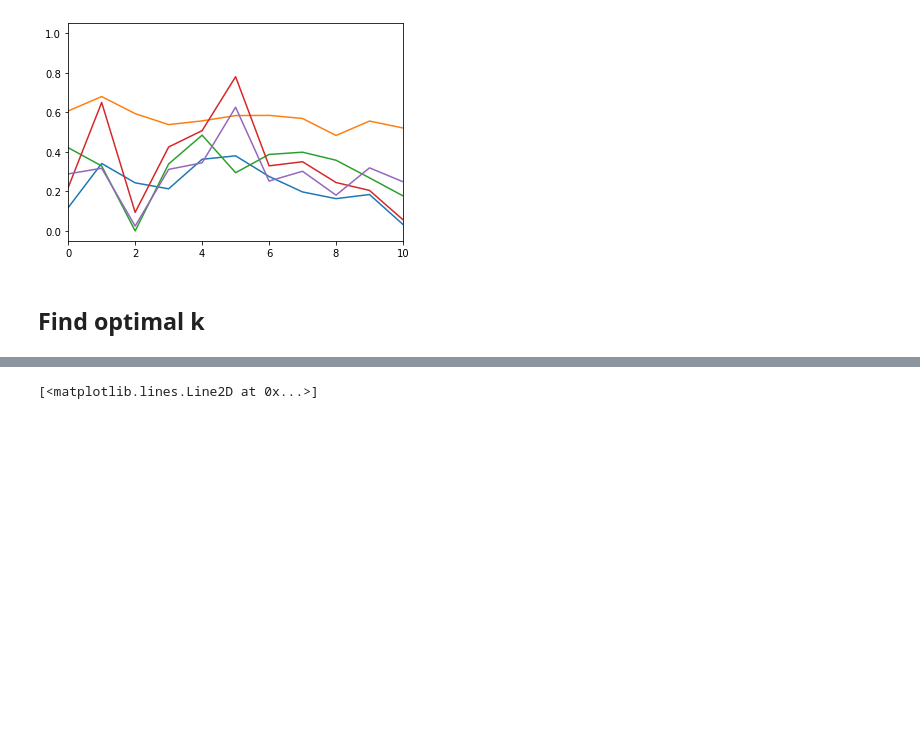
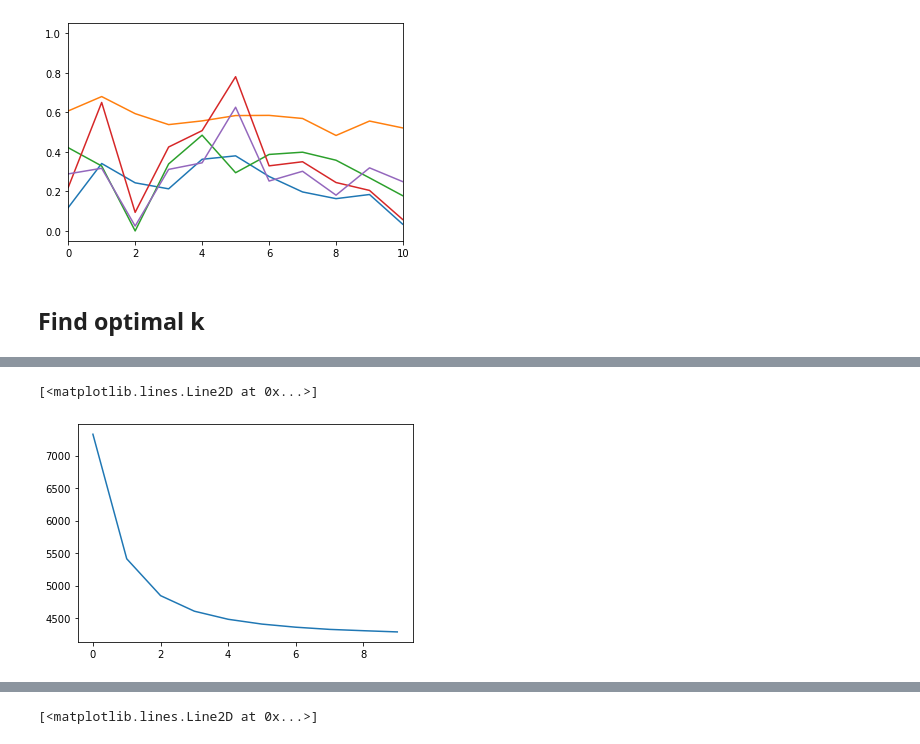
Before and after one commit to Dominic-DallOsto/translational-neuromodelling-mdd, a Jupyter notebook: Dataset Analysis/descriptive_stats.ipynb, the cells around one changed output, grey strips where cells are left out. Saved outputs shown, nothing was run; the diff lists cells and outputs as text; code cells hidden in the pictures; blank space fills up the shorter version.

```diff
--- a/Dataset Analysis/descriptive_stats.ipynb
+++ b/Dataset Analysis/descriptive_stats.ipynb
@@ -955,0 +951,8 @@ plt.plot(test)
+# %%
+# MinMax a_mats
+patients_mats_mm_2d = patients_mats_mm.reshape(patients_mats_mm.shape[0], patients_mats_mm.shape[1]*patients_mats_mm.shape[1])
+kopt_mats_mm = calculate_WSS(patients_mats_mm_2d.T, 10)
+plt.plot(kopt_mats_mm)
+# %% [output]
+[<matplotlib.lines.Line2D at 0x...>]
+[figure, added]
```
Also changed, not shown: parts of 23 cells of this notebook.
